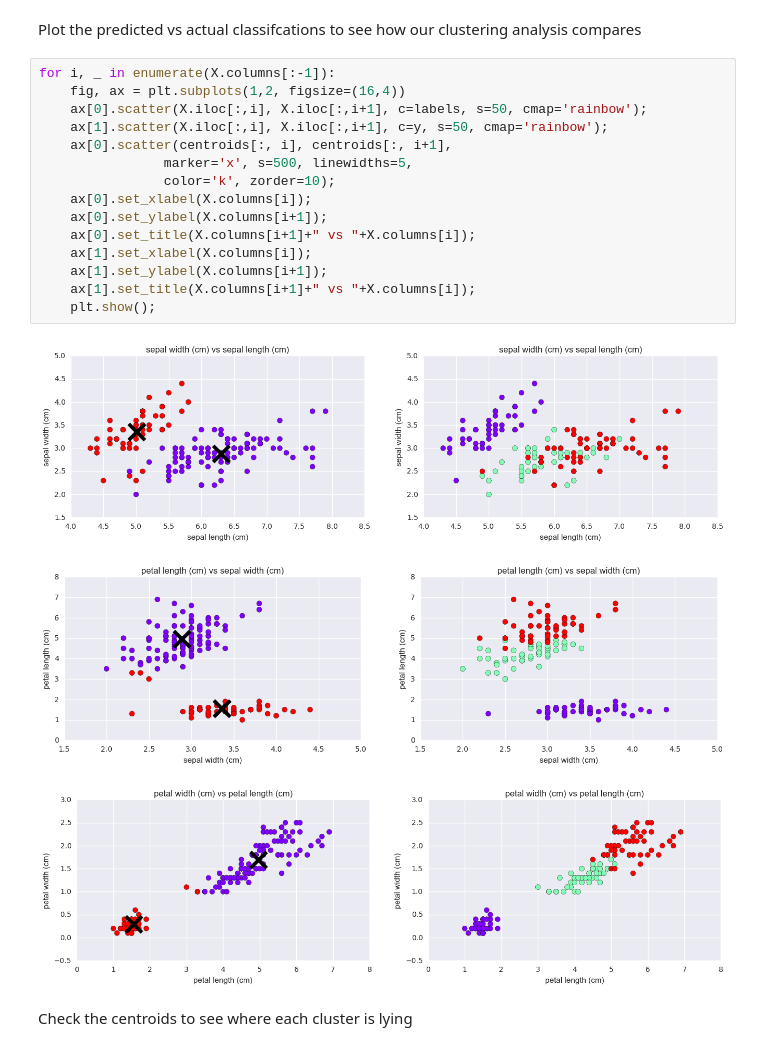
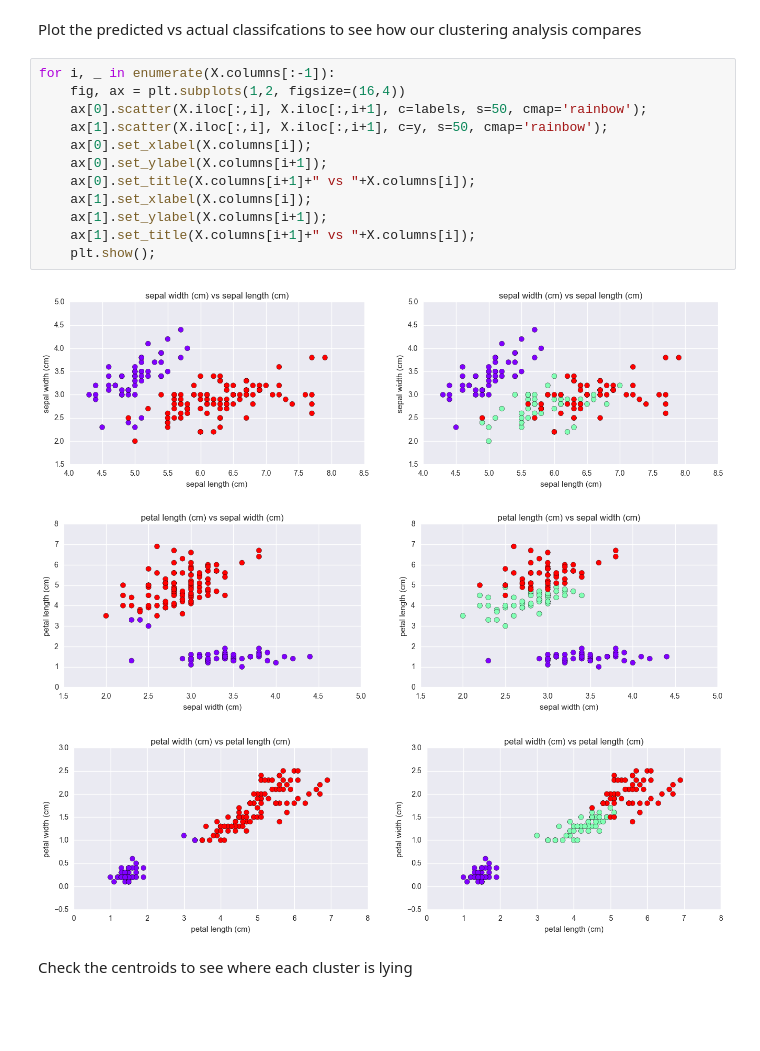
Before and after one commit to spockl/ga-dsi-1, a Jupyter notebook: curriculum/week-07/2.1-tuning-clusters/code/starter-code/starter-code-joce.ipynb, the cells around one changed output. Drawn from its saved outputs; the diff is of its cells as text; blank space fills up the shorter version.

```diff
--- a/curriculum/week-07/2.1-tuning-clusters/code/starter-code/starter-code-joce.ipynb
+++ b/curriculum/week-07/2.1-tuning-clusters/code/starter-code/starter-code-joce.ipynb
@@ -90,22 +90,19 @@ Plot the predicted vs actual classifcations to see how our clustering analysis c
 # %%
 for i, _ in enumerate(X.columns[:-1]):
     fig, ax = plt.subplots(1,2, figsize=(16,4))
     ax[0].scatter(X.iloc[:,i], X.iloc[:,i+1], c=labels, s=50, cmap='rainbow');
     ax[1].scatter(X.iloc[:,i], X.iloc[:,i+1], c=y, s=50, cmap='rainbow');
-    ax[0].scatter(centroids[:, i], centroids[:, i+1],
-                marker='x', s=500, linewidths=5,
-                color='k', zorder=10);
     ax[0].set_xlabel(X.columns[i]);
     ax[0].set_ylabel(X.columns[i+1]);
     ax[0].set_title(X.columns[i+1]+" vs "+X.columns[i]);
     ax[1].set_xlabel(X.columns[i]);
     ax[1].set_ylabel(X.columns[i+1]);
     ax[1].set_title(X.columns[i+1]+" vs "+X.columns[i]);
     plt.show();
 # %% [output]
-[figure, old version]
+[figure, new version]
-[figure, old version]
+[figure, new version]
-[figure, old version]
+[figure, new version]
 # %% [markdown]
 Check the centroids to see where each cluster is lying
 # %%
```
Also changed, not shown: parts of 16 cells of this notebook, 4 other files.
